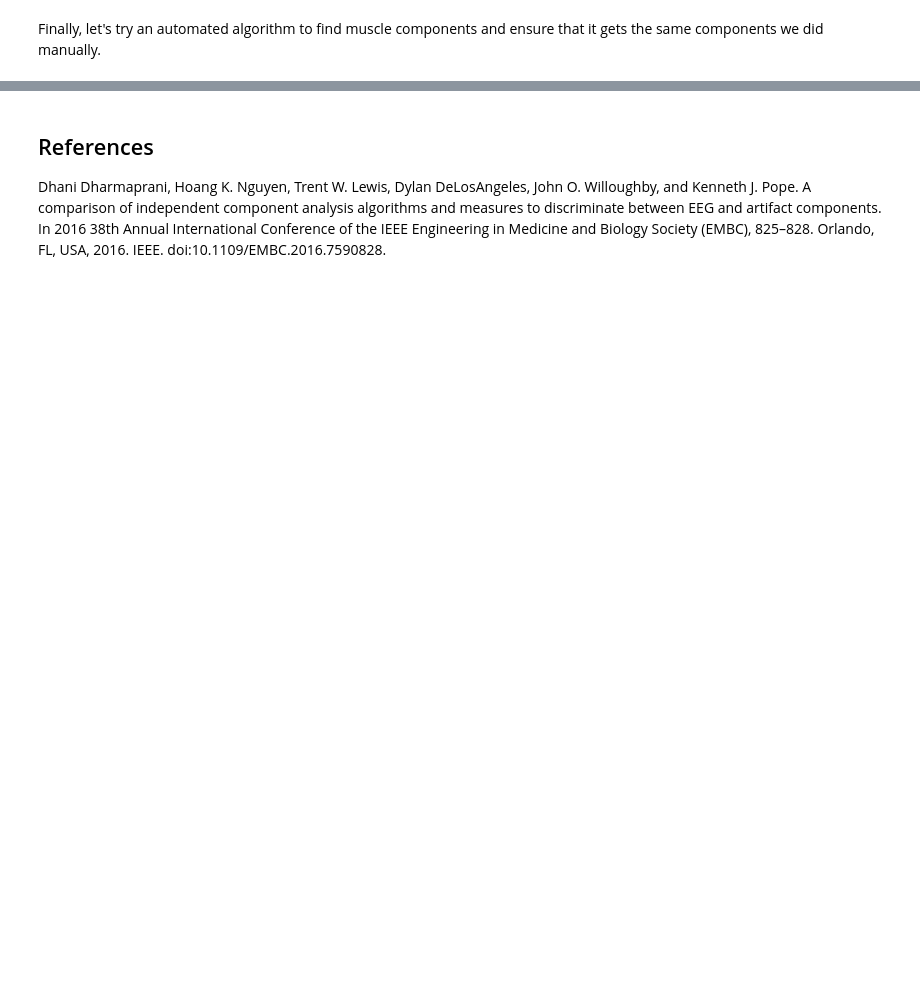
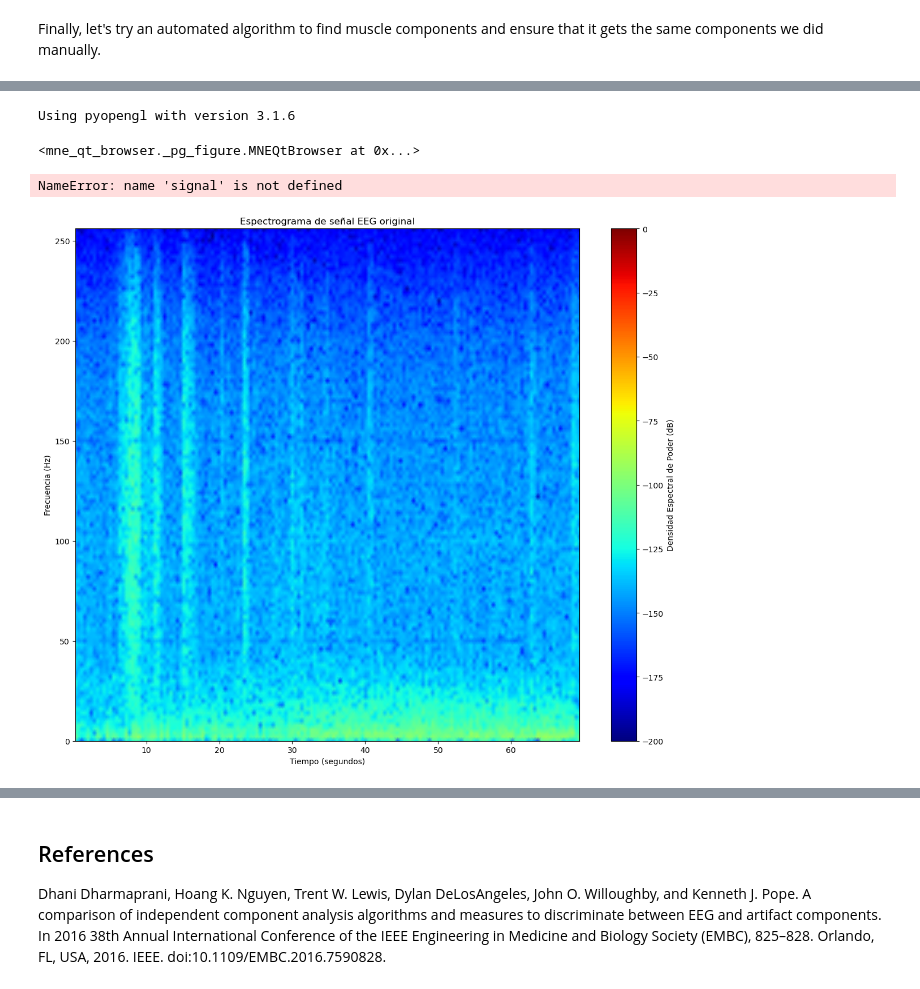
Before and after one commit to diego-taquiri/ECGMortalityPredictor, a Jupyter notebook: Documentación/Laboratorio 13/physionet-epilepsis-muscle_ica.ipynb, the cells around one changed output, grey strips where cells are left out. Saved outputs shown, nothing was run; the diff lists cells and outputs as text; code cells hidden in the pictures; blank space fills up the shorter version.

```diff
--- a/Documentación/Laboratorio 13/physionet-epilepsis-muscle_ica.ipynb
+++ b/Documentación/Laboratorio 13/physionet-epilepsis-muscle_ica.ipynb
@@ -288,0 +256,19 @@ Automatically found muscle artifact ICA components: [6, 7, 8]
+# %%
+# Plot the raw EEG signals
+raw.plot(duration=310, n_channels=30, scalings='auto', title='ICA Filtered EEG', show=True)
+# %% [output]
+Using pyopengl with version 3.1.6
+<mne_qt_browser._pg_figure.MNEQtBrowser at 0x...>
+# %%
+from scipy.signal import iirnotch, filtfilt
+
+# Notch filter to remove power line noise at 50 Hz
+f0 = 50.0  # Frequency to be removed from signal (Hz)
+Q = 30.0  # Quality factor
+b, a = iirnotch(f0, Q, fs)
+signal = filtfilt(b, a, signal)
+
+#y cambia plt.pcolormesh a
+plt.pcolormesh(times, frequencies, 10 * np.log10(spectrogram_orig), shading='gouraud', cmap='jet', vmin=-100, vmax=0)
+# %% [output]
+NameError: name 'signal' is not defined
@@ -288,0 +281,24 @@ Automatically found muscle artifact ICA components: [6, 7, 8]
+# %%
+# Obtener los datos de la señal EEG
+eeg_data = raw.get_data()
+
+# Obtener la frecuencia de muestreo
+fs = raw.info['sfreq']
+
+# Seleccionar un canal para el espectrograma, por ejemplo, el primer canal
+channel_data = eeg_data[0]
+
+# Generar el espectrograma
+frequencies, times, spectrogram_orig = spectrogram(channel_data, fs=fs)
+
+# Plotear el espectrograma
+plt.figure(figsize=(12, 10))
+plt.pcolormesh(times, frequencies, 10 * np.log10(spectrogram_orig), shading='gouraud', cmap='jet', vmin=-200, vmax=0)
+plt.title('Espectrograma de señal EEG original')
+plt.xlabel('Tiempo (segundos)')
+plt.ylabel('Frecuencia (Hz)')
+plt.colorbar(label='Densidad Espectral de Poder (dB)')
+plt.tight_layout()
+plt.show()
+# %% [output]
+[figure, added]
```
Also changed, not shown: parts of 13 cells of this notebook, 6 other files.
